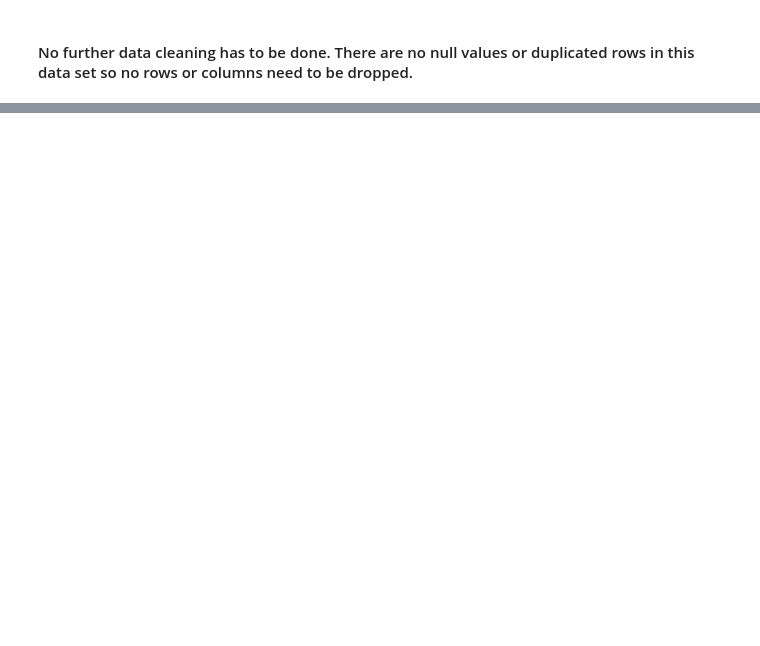
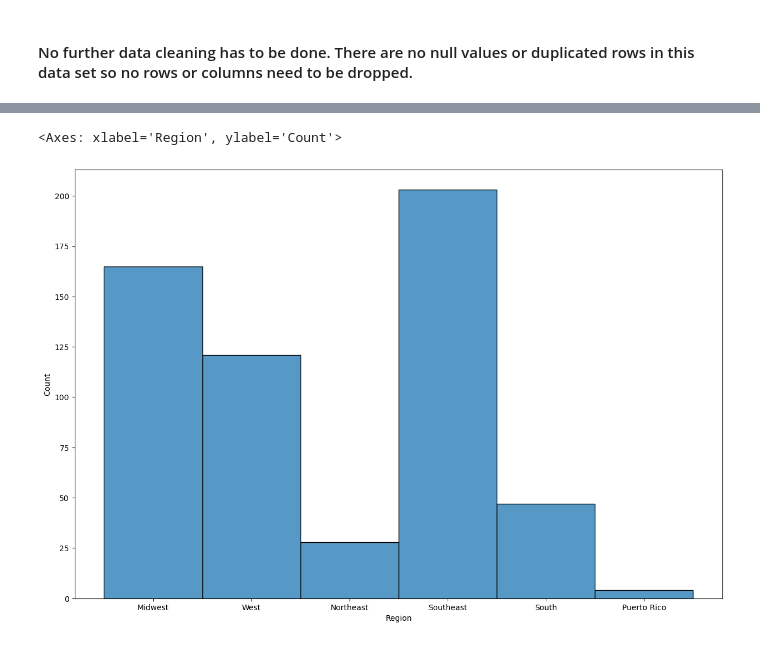
Before and after one commit to lmoceri723/Failed-Bank-Analysis, a Jupyter notebook: dataanalysis.ipynb, the cells around one changed output, grey strips where cells are left out. Drawn from its saved outputs; the diff is of its cells as text; code cells hidden in the pictures; blank space fills up the shorter version.

```diff
--- a/dataanalysis.ipynb
+++ b/dataanalysis.ipynb
@@ -124,0 +251,7 @@ came to.
+# %%
+# Create a histplot of the failed banks by region
+plt.figure(figsize=(15, 10))
+sns.histplot(df["Region"])
+# %% [output]
+<Axes: xlabel='Region', ylabel='Count'>
+[figure, added]
```
Also changed, not shown: parts of 38 cells of this notebook, 1 other file.
